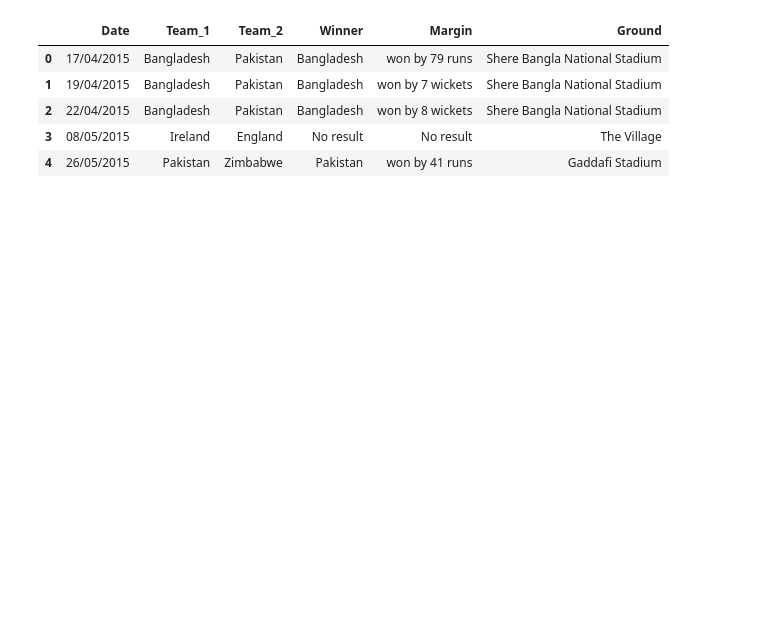
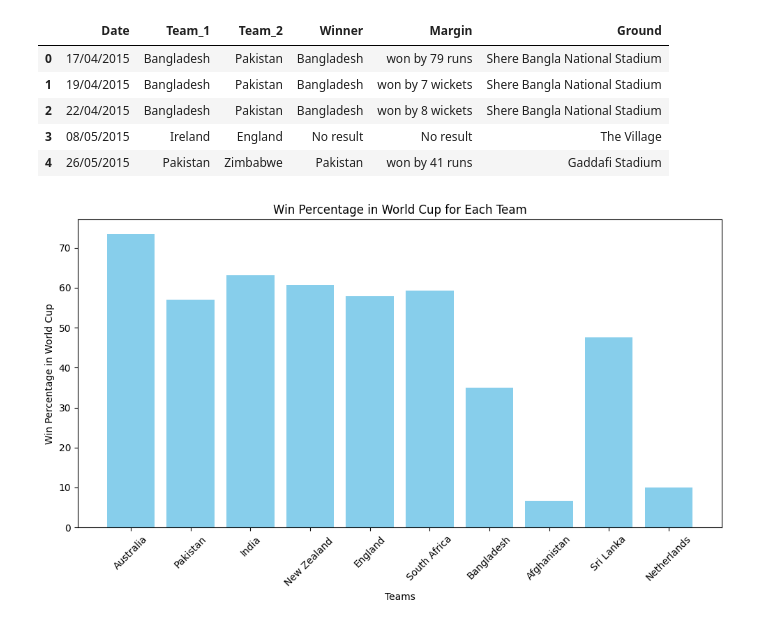
Before and after one commit to Chinmaya54/DM_Challenge_WC_Winner, a Jupyter notebook: DM_3.ipynb, the cells around one changed output. Saved outputs shown, nothing was run; the diff lists cells and outputs as text; code cells hidden in the pictures; blank space fills up the shorter version.

```diff
--- a/DM_3.ipynb
+++ b/DM_3.ipynb
@@ -206,3 +209,26 @@ results.head()
 | 2 | 22/04/2015 | Bangladesh | Pakistan | Bangladesh | won by 8 wickets | Shere Bangla National Stadium |
 | 3 | 08/05/2015 | Ireland | England | No result | No result | The Village |
 | 4 | 26/05/2015 | Pakistan | Zimbabwe | Pakistan | won by 41 runs | Gaddafi Stadium |
+# %%
+import pandas as pd
+import matplotlib.pyplot as plt
+
+
+
+# Extracting data for the bar chart
+teams = World_cup['Team_name']
+win_percent_wc = World_cup['Win_percent_WC']
+
+# Creating the bar chart
+plt.figure(figsize=(10, 6))
+plt.bar(teams, win_percent_wc, color='skyblue')
+plt.xlabel('Teams')
+plt.ylabel('Win Percentage in World Cup')
+plt.title('Win Percentage in World Cup for Each Team')
+plt.xticks(rotation=45)
+plt.tight_layout()
+
+# Show the bar chart
+plt.show()
+# %% [output]
+[figure, added]
```
Also changed, not shown: parts of 46 cells of this notebook.
